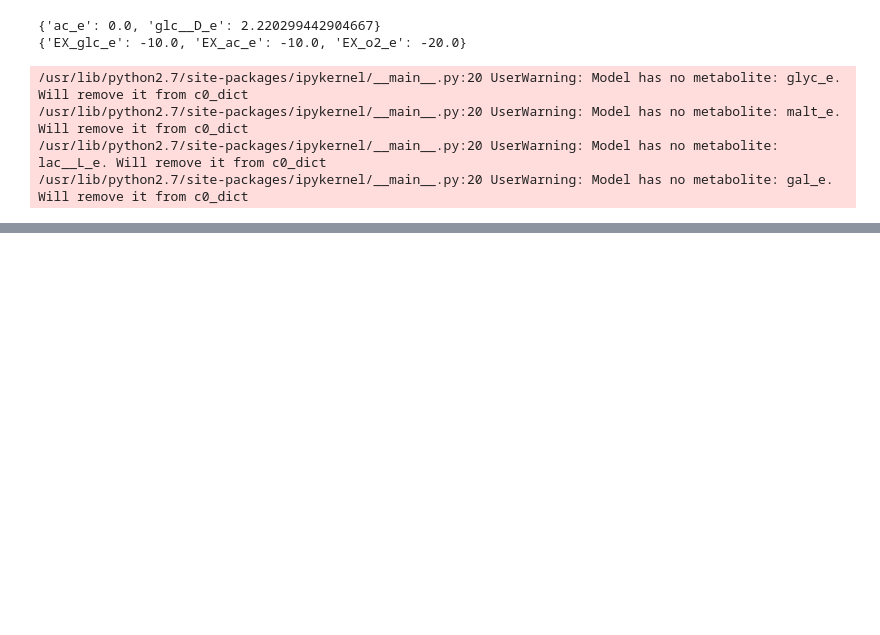
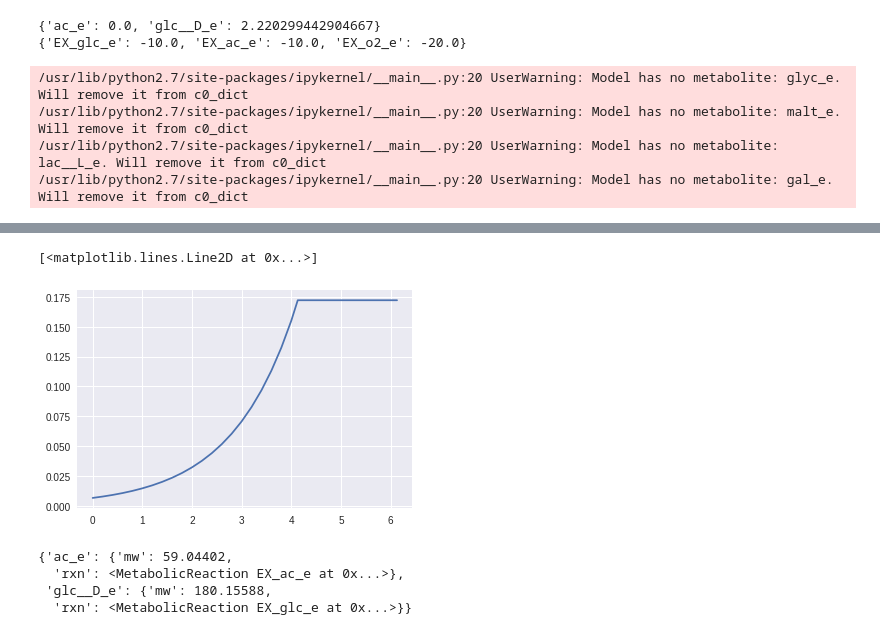
Before and after one commit to SBRG/dynamicme, a Jupyter notebook: notebooks/testing/debug_uptake_tiny.ipynb, the cells around one changed output, grey strips where cells are left out. Saved outputs shown, nothing was run; the diff lists cells and outputs as text; code cells hidden in the pictures; blank space fills up the shorter version.

```diff
--- a/notebooks/testing/debug_uptake_tiny.ipynb
+++ b/notebooks/testing/debug_uptake_tiny.ipynb
@@ -147,2 +220,0 @@ cplx_conc_dict0 = get_cplx_concs(solver)
-# %%
-dyme.delay_model.update_cplx_concs(cplx_conc_dict0)
@@ -229,0 +221,26 @@ print len(conss)
+# %%
+solver.set_realopts('lp', {'Feasibility tol':1e-15, 'Optimality tol':1e-15})
+from cobrame import MetabolicReaction
+fluxes_plot = [r.id for r in dsolver.me.reactions]
+# %%
+cplx_conc_dict0 = cplx_concs_max
+# %%
+%%time
+extra_rxns_tracked = list(set(['EX_o2_e'] + fluxes_plot + ['biomass_dilution']))
+
+T = 6
+dt = 0.2
+H = dt
+
+result = dyme.simulate_batch(
+    T,
+    c0_dict,
+    X0,
+    prec_bs=1e-3,
+    ZERO_CONC=0.,
+    extra_rxns_tracked=extra_rxns_tracked,
+    lb_dict={},
+    verbosity=2,
+    dt = dt,
+    H = H,
+    cplx_conc_dict0=cplx_conc_dict0)
@@ -229,0 +265,16 @@ print len(conss)
+# %%
+import seaborn as sns
+%matplotlib inline
+
+sns.plt.plot(result['time'], result['biomass'])
+# %% [output]
+[<matplotlib.lines.Line2D at 0x...>]
+[figure, added]
+# %%
+ex_met_rxn_dict = {m: {'rxn':dyme.get_exchange_rxn(m), 'mw':me.metabolites.get_by_id(m).formula_weight} for m in c0_dict.keys()}
+ex_met_rxn_dict
+# %% [output]
+{'ac_e': {'mw': 59.04402,
+  'rxn': <MetabolicReaction EX_ac_e at 0x...>},
+ 'glc__D_e': {'mw': 180.15588,
+  'rxn': <MetabolicReaction EX_glc_e at 0x...>}}
```
Also changed, not shown: parts of 49 cells of this notebook, 2 other files.
